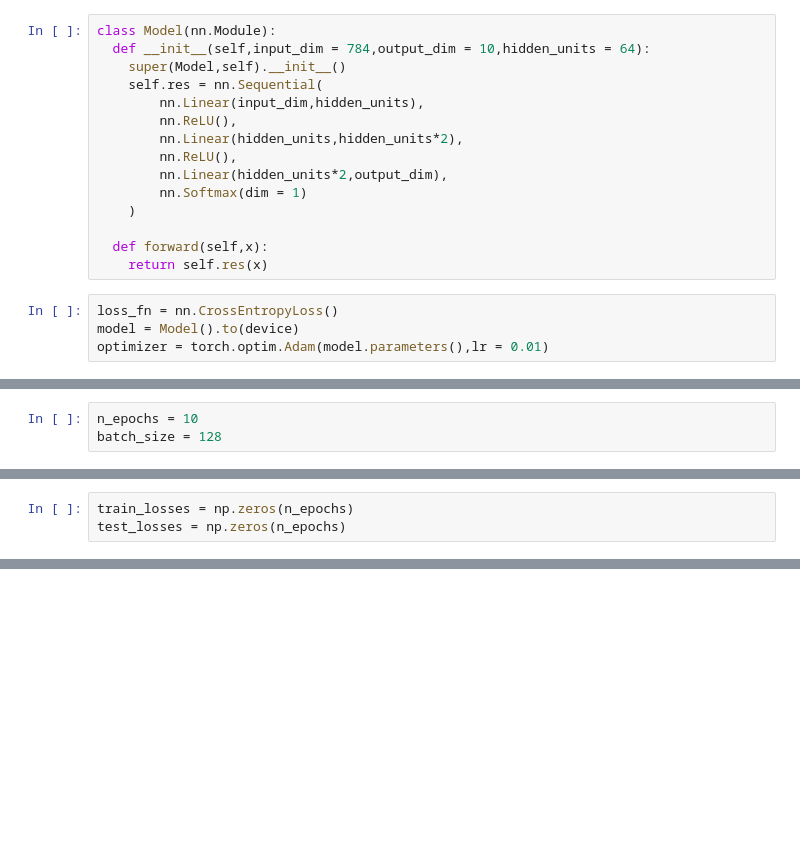
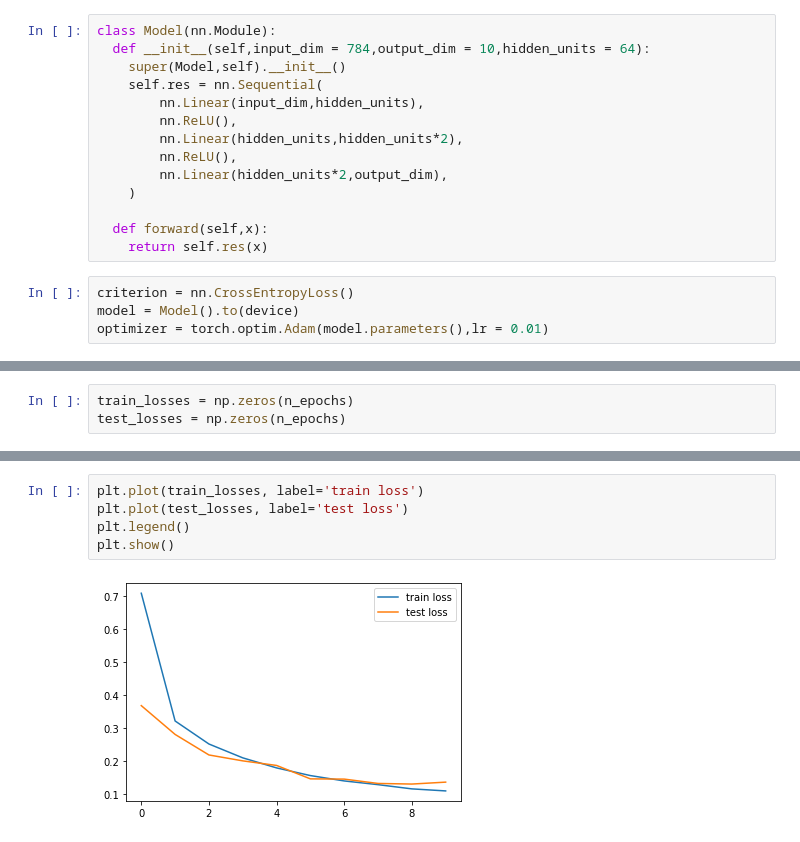
Before and after one commit to vijayshankarrealdeal/GoogleColab, a Jupyter notebook: FeedForward.ipynb, the cells around one changed output, grey strips where cells are left out. Saved outputs shown, nothing was run; the diff lists cells and outputs as text; blank space fills up the shorter version.

```diff
--- a/FeedForward.ipynb
+++ b/FeedForward.ipynb
@@ -39,13 +23,12 @@ class Model(nn.Module):
         nn.Linear(hidden_units,hidden_units*2),
         nn.ReLU(),
         nn.Linear(hidden_units*2,output_dim),
-        nn.Softmax(dim = 1)
     )
 
   def forward(self,x):
     return self.res(x)
 # %%
-loss_fn = nn.CrossEntropyLoss()
+criterion = nn.CrossEntropyLoss()
 model = Model().to(device)
 optimizer = torch.optim.Adam(model.parameters(),lr = 0.01)
 # %%
@@ -64,6 +46,3 @@ Model(
-# %%
-n_epochs = 10
-batch_size = 128
 # %%
 train_loader = DataLoader(dataset = train_dataset,batch_size = batch_size,shuffle=True)
 test_loader = DataLoader(dataset = test_dataset,batch_size = batch_size,shuffle=False)
@@ -100,0 +98,7 @@ for epoch in range(n_epoch):
+# %%
+plt.plot(train_losses, label='train loss')
+plt.plot(test_losses, label='test loss')
+plt.legend()
+plt.show()
+# %% [output]
+[figure, added]
```
Also changed, not shown: parts of 8 cells of this notebook.
